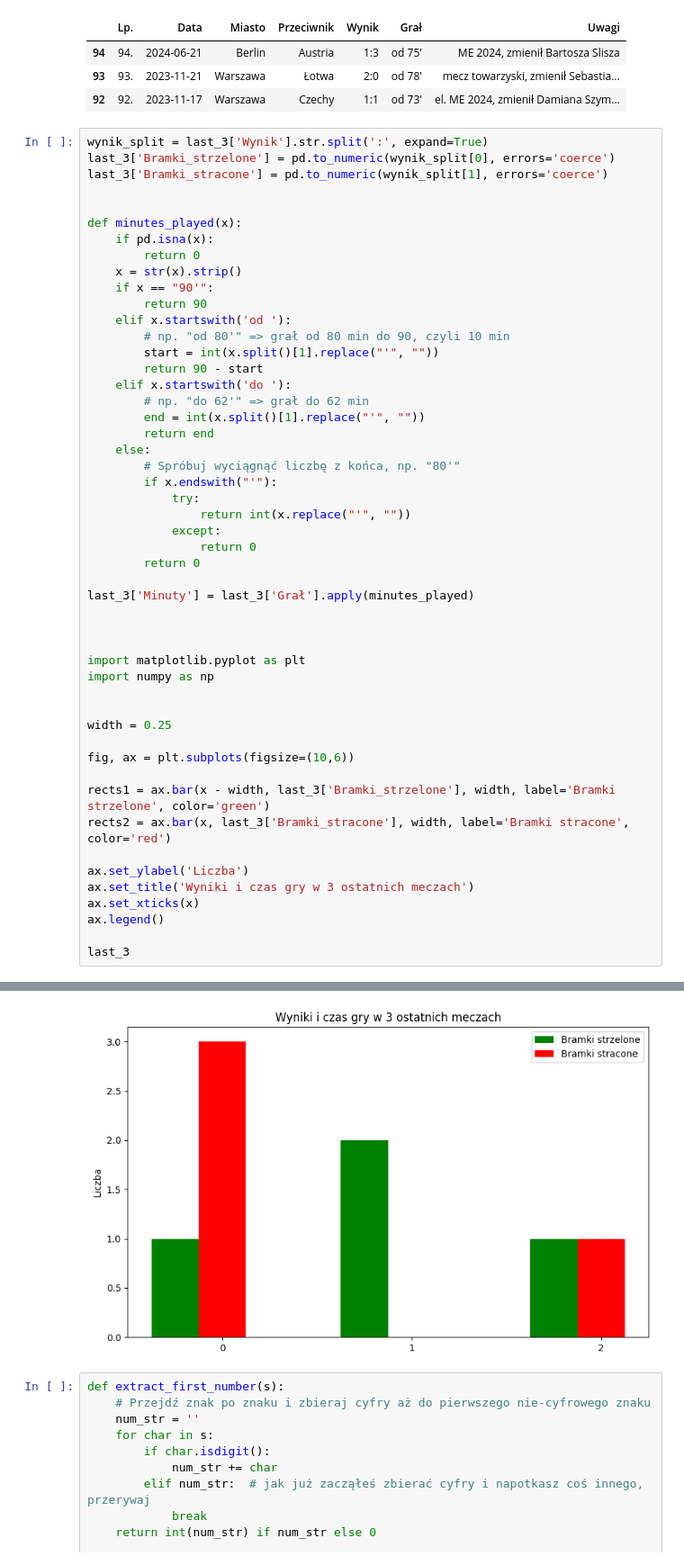
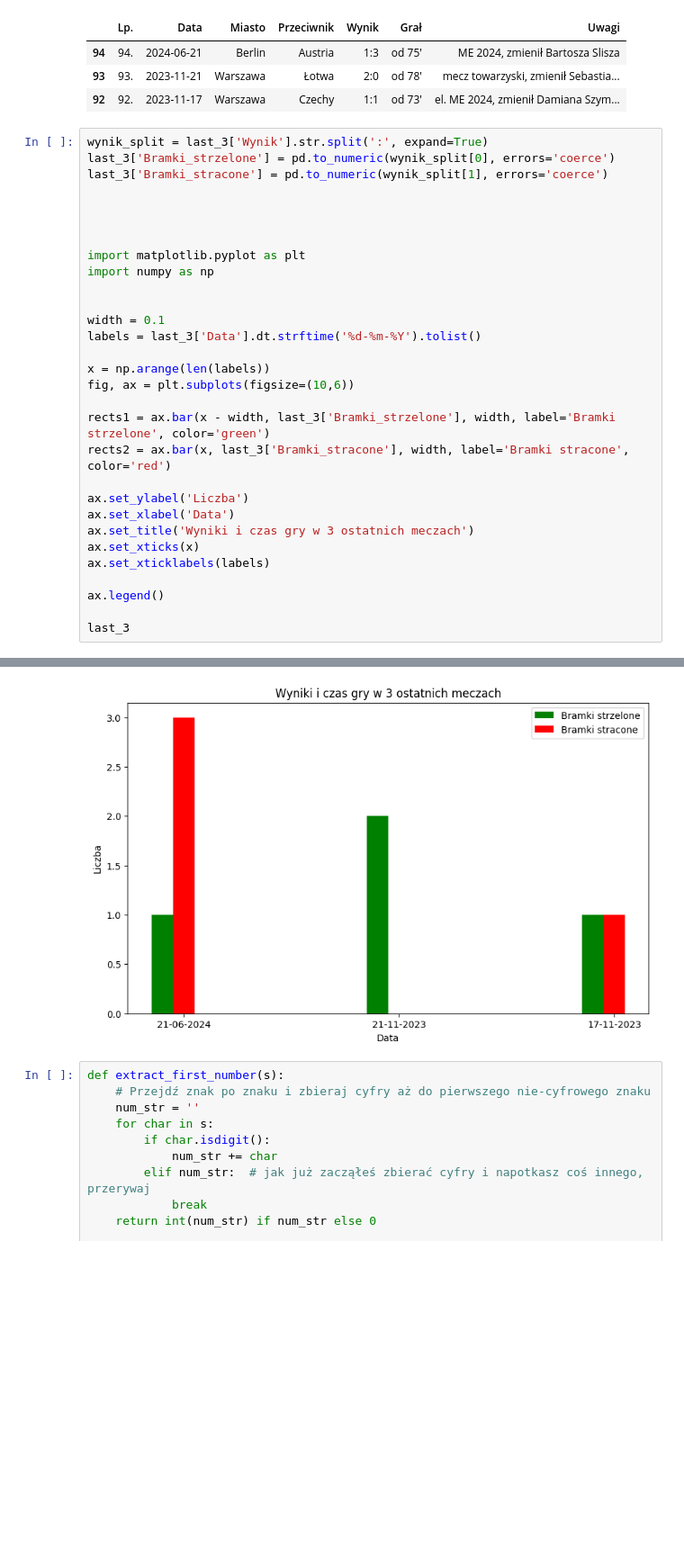
Before and after one commit to JanP1/Test_Numpy, a Jupyter notebook: test.ipynb, the cells around one changed output, grey strips where cells are left out. Shown at 90% size. Saved outputs shown, nothing was run; the diff lists cells and outputs as text; blank space fills up the shorter version.

```diff
--- a/test.ipynb
+++ b/test.ipynb
@@ -74,31 +74,6 @@ wynik_split = last_3['Wynik'].str.split(':', expand=True)
 last_3['Bramki_strzelone'] = pd.to_numeric(wynik_split[0], errors='coerce')
 last_3['Bramki_stracone'] = pd.to_numeric(wynik_split[1], errors='coerce')
 
-
-def minutes_played(x):
-    if pd.isna(x):
-        return 0
-    x = str(x).strip()
-    if x == "90'":
-        return 90
-    elif x.startswith('od '):
-        # np. "od 80'" => grał od 80 min do 90, czyli 10 min
-        start = int(x.split()[1].replace("'", ""))
-        return 90 - start
-    elif x.startswith('do '):
-        # np. "do 62'" => grał do 62 min
-        end = int(x.split()[1].replace("'", ""))
-        return end
-    else:
-        # Spróbuj wyciągnąć liczbę z końca, np. "80'"
-        if x.endswith("'"):
-            try:
-                return int(x.replace("'", ""))
-            except:
-                return 0
-        return 0
-
-last_3['Minuty'] = last_3['Grał'].apply(minutes_played)
 
 
 
@@ -106,16 +81,21 @@ import matplotlib.pyplot as plt
 import numpy as np
 
 
-width = 0.25
+width = 0.1
+labels = last_3['Data'].dt.strftime('%d-%m-%Y').tolist()
 
+x = np.arange(len(labels))
 fig, ax = plt.subplots(figsize=(10,6))
 
 rects1 = ax.bar(x - width, last_3['Bramki_strzelone'], width, label='Bramki strzelone', color='green')
 rects2 = ax.bar(x, last_3['Bramki_stracone'], width, label='Bramki stracone', color='red')
 
 ax.set_ylabel('Liczba')
+ax.set_xlabel('Data')
 ax.set_title('Wyniki i czas gry w 3 ostatnich meczach')
 ax.set_xticks(x)
+ax.set_xticklabels(labels)
+
 ax.legend()
 
 last_3
@@ -127,4 +107,4 @@ last_3
-[figure, old version]
+[figure, new version]
 # %%
 def extract_first_number(s):
     # Przejdź znak po znaku i zbieraj cyfry aż do pierwszego nie-cyfrowego znaku
```
Also changed, not shown: parts of 2 cells of this notebook.
